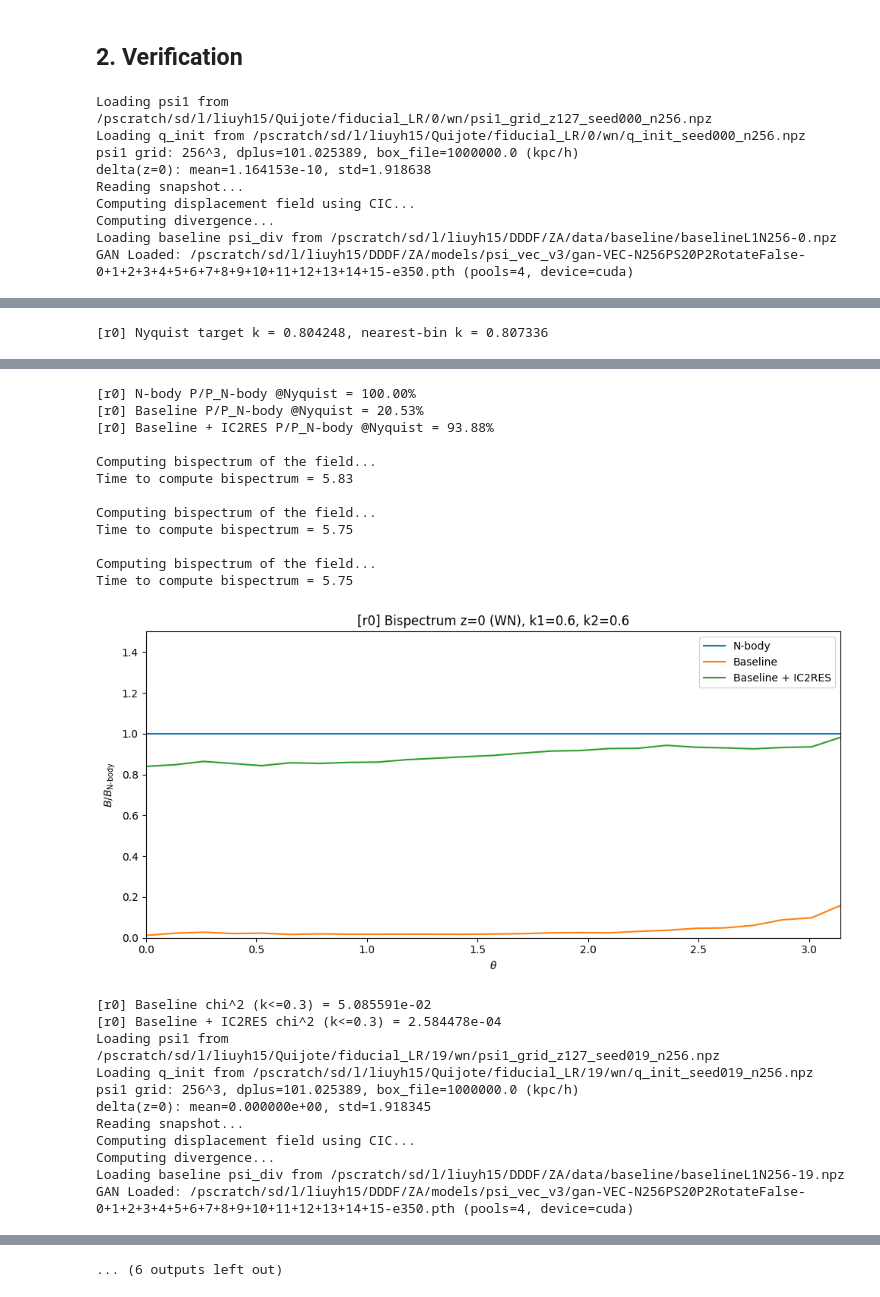
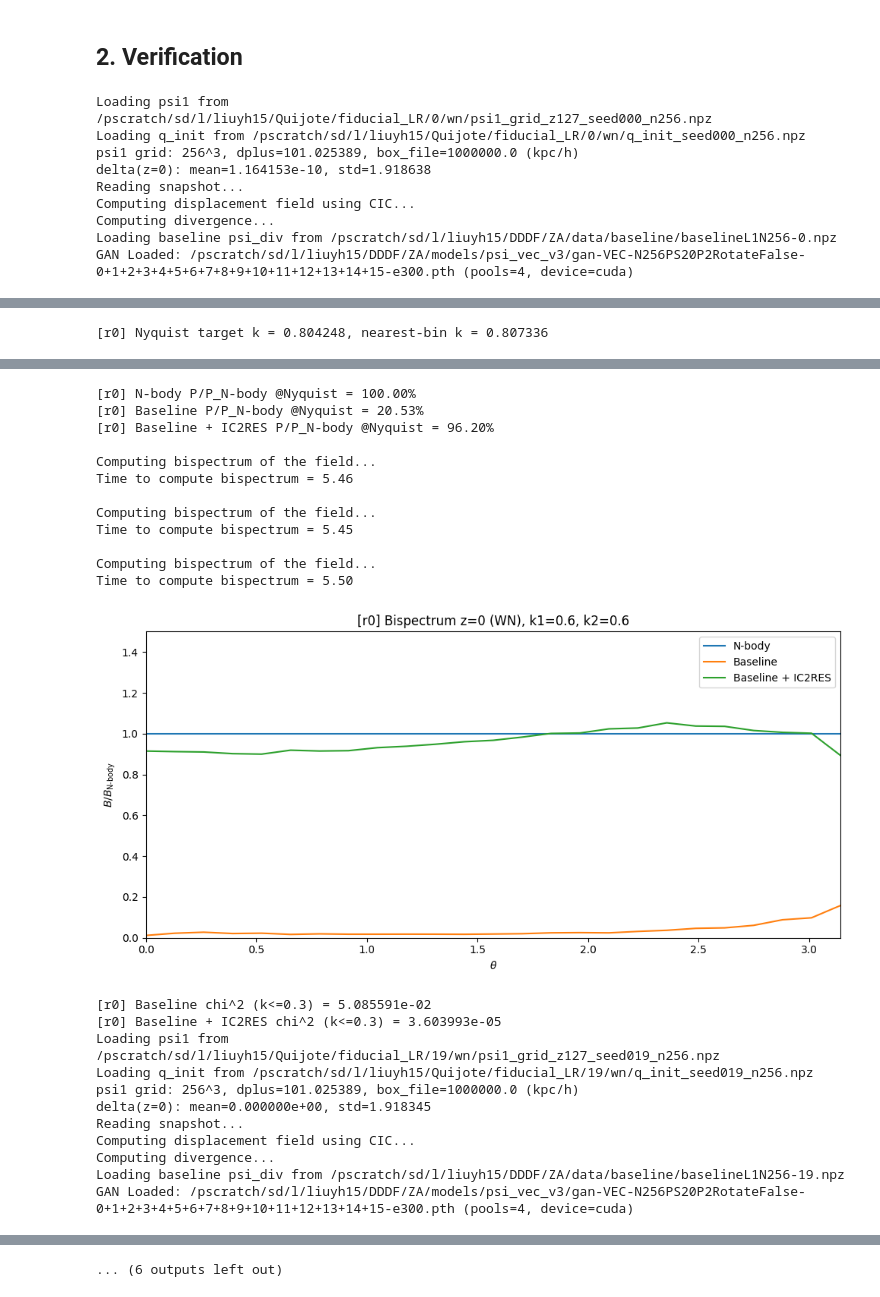
Before and after one commit to davidliuyh/DDDF, a Jupyter notebook: src/ic2residual.ipynb, the cells around one changed output, grey strips where cells are left out. Cells and saved outputs as stored; diff of their text form; code cells hidden in the pictures.

```diff
--- a/src/ic2residual.ipynb
+++ b/src/ic2residual.ipynb
@@ -210,7 +210,7 @@ from verify import verify_realization
 
 k_cut = cfg.k_cut
 verify_realization(realization=0, k_cut=k_cut, k1_bk=0.6, k2_bk=0.6)
-verify_realization(realization=19, k_cut=k_cut, k1_bk=0.4, k2_bk=0.4)
+verify_realization(realization=19, k_cut=k_cut, k1_bk=0.6, k2_bk=0.6)
 # %% [output]
 Loading psi1 from /pscratch/sd/l/liuyh15/Quijote/fiducial_LR/0/wn/psi1_grid_z127_seed000_n256.npz
 Loading q_init from /pscratch/sd/l/liuyh15/Quijote/fiducial_LR/0/wn/q_init_seed000_n256.npz
@@ -220,4 +220,4 @@ Reading snapshot...
 Computing displacement field using CIC...
 Computing divergence...
 Loading baseline psi_div from /pscratch/sd/l/liuyh15/DDDF/ZA/data/baseline/baselineL1N256-0.npz
-GAN Loaded: /pscratch/sd/l/liuyh15/DDDF/ZA/models/psi_vec_v3/gan-VEC-N256PS20P2RotateFalse-0+1+2+3+4+5+6+7+8+9+10+11+12+13+14+15-e350.pth (pools=4, device=cuda)
+GAN Loaded: /pscratch/sd/l/liuyh15/DDDF/ZA/models/psi_vec_v3/gan-VEC-N256PS20P2RotateFalse-0+1+2+3+4+5+6+7+8+9+10+11+12+13+14+15-e300.pth (pools=4, device=cuda)
@@ -231,18 +231,18 @@ Assigning displacements to particles using CIC...
 [r0] N-body P/P_N-body @Nyquist = 100.00%
 [r0] Baseline P/P_N-body @Nyquist = 20.53%
-[r0] Baseline + IC2RES P/P_N-body @Nyquist = 93.88%
+[r0] Baseline + IC2RES P/P_N-body @Nyquist = 96.20%
 
 Computing bispectrum of the field...
-Time to compute bispectrum = 5.83
+Time to compute bispectrum = 5.46
 
 Computing bispectrum of the field...
-Time to compute bispectrum = 5.75
+Time to compute bispectrum = 5.45
 
 Computing bispectrum of the field...
-Time to compute bispectrum = 5.75
+Time to compute bispectrum = 5.50
-[figure, old version]
+[figure, new version]
 [r0] Baseline chi^2 (k<=0.3) = 5.085591e-02
-[r0] Baseline + IC2RES chi^2 (k<=0.3) = 2.584478e-04
+[r0] Baseline + IC2RES chi^2 (k<=0.3) = 3.603993e-05
 Loading psi1 from /pscratch/sd/l/liuyh15/Quijote/fiducial_LR/19/wn/psi1_grid_z127_seed019_n256.npz
 Loading q_init from /pscratch/sd/l/liuyh15/Quijote/fiducial_LR/19/wn/q_init_seed019_n256.npz
 psi1 grid: 256^3, dplus=101.025389, box_file=1000000.0 (kpc/h)
@@ -251,4 +251,4 @@ Reading snapshot...
 Computing displacement field using CIC...
 Computing divergence...
 Loading baseline psi_div from /pscratch/sd/l/liuyh15/DDDF/ZA/data/baseline/baselineL1N256-19.npz
-GAN Loaded: /pscratch/sd/l/liuyh15/DDDF/ZA/models/psi_vec_v3/gan-VEC-N256PS20P2RotateFalse-0+1+2+3+4+5+6+7+8+9+10+11+12+13+14+15-e350.pth (pools=4, device=cuda)
+GAN Loaded: /pscratch/sd/l/liuyh15/DDDF/ZA/models/psi_vec_v3/gan-VEC-N256PS20P2RotateFalse-0+1+2+3+4+5+6+7+8+9+10+11+12+13+14+15-e300.pth (pools=4, device=cuda)
```
Also changed, not shown: parts of 4 cells of this notebook, 2 other files.
